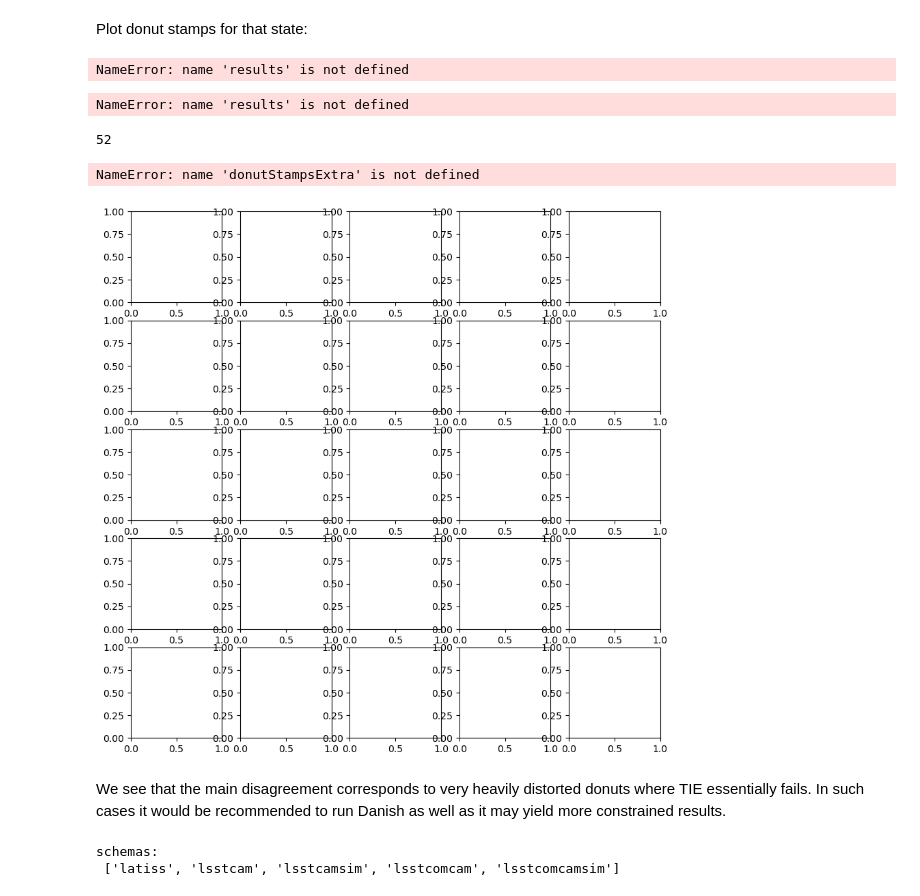
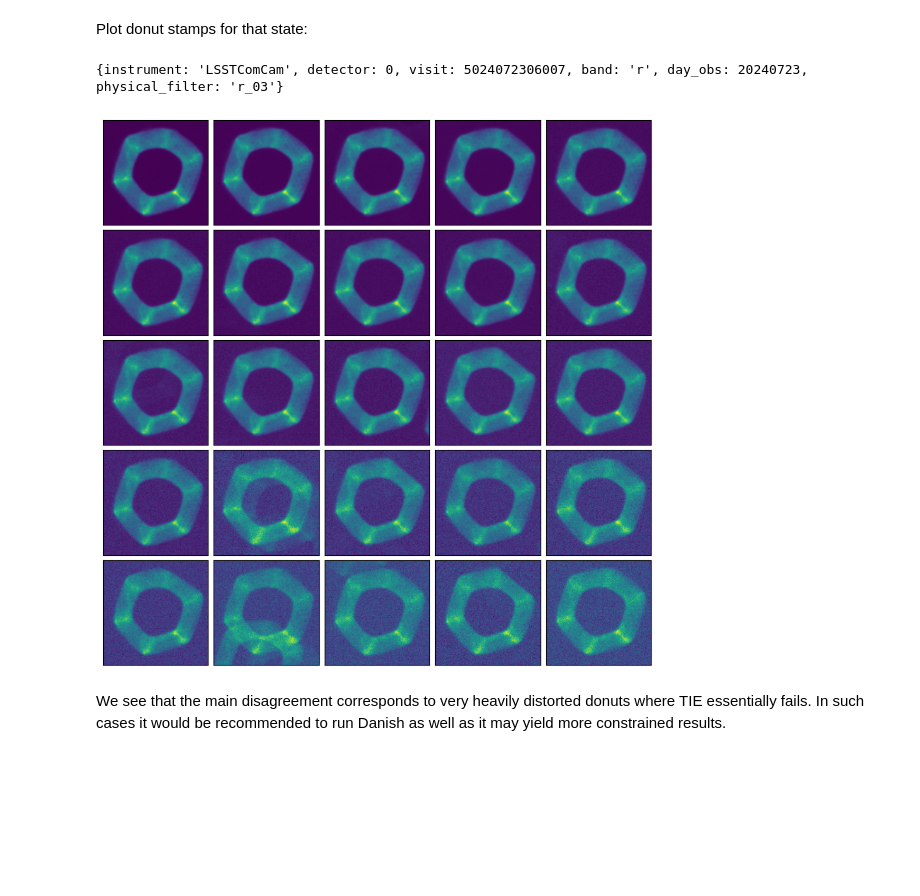
Before and after one commit to lsst-sitcom/sitcomtn-146, a Jupyter notebook: index.ipynb, the cells around one changed output. Saved outputs shown, nothing was run; the diff lists cells and outputs as text; code cells hidden in the pictures; blank space fills up the shorter version.

```diff
--- a/index.ipynb
+++ b/index.ipynb
@@ -228,7 +230,7 @@ def plot_fit(state, results):
 
         for method in results.keys():
             # plot  averaged zks for danish and tie
-            zkAvg = results[method][state][i]
+            zkAvg = results[method][state][i]['zernikeEstimateAvg']
             ax[i].plot(np.arange(4,29), zkAvg[0], marker='d', label=f'{method} ')
 
         ax[i].set_xticks(np.arange(4,29,step=2))
@@ -423,7 +425,7 @@ Plot donut stamps for that state:
 state=4
 results['tie'][state][0]['dataId']
 # %% [output]
-NameError: name 'results' is not defined
+{instrument: 'LSSTComCam', detector: 0, visit: 5024072306007, band: 'r', day_obs: 20240723, physical_filter: 'r_03'}
 # %%
 butlerRootPath = '/sdf/data/rubin/repo/aos_imsim/'
 butler = dafButler.Butler(butlerRootPath)
@@ -433,35 +435,23 @@ output_collection = 'WET-001_lsstComCam_TIE_6001_6200_bps'
 donutStampsExtra = butler.get('donutStampsExtra', collections=[output_collection],
                               dataId=results['tie'][state][0]['dataId']
                              )
-# %% [output]
-NameError: name 'results' is not defined
-# %%
-len(donutStampsExtra)
-# %% [output]
-52
 # %%
 fig,axs = plt.subplots(5,5, figsize=(10,10))
 ax = np.ravel(axs)
 i=0
 donutStamps = donutStampsExtra
 for stamp in donutStamps:
     if i < len(ax):
         ax[i].imshow(stamp.stamp_im.image.array, origin='lower')
+        ax[i].set_xticks([])
+        ax[i].set_yticks([])
         i += 1
+fig.subplots_adjust(hspace=0.05, wspace=0.05)
+
 if len(donutStamps)<len(ax):
     for i in range(len(donutStamps), len(ax)):
         ax[i].axis('off')
 # %% [output]
-NameError: name 'donutStampsExtra' is not defined
-[figure, old version]
+[figure, new version]
 # %% [markdown]
 We see that the main disagreement corresponds to very heavily distorted donuts where TIE essentially fails. In such cases it would be recommended to run Danish as  well as it may yield more constrained results.
-# %%
-import os
-os.environ["no_proxy"] += ",.consdb"
-from lsst.summit.utils import ConsDbClient
-client = ConsDbClient('http://consdb-pq.consdb:8080/consdb')
-print(f'schemas:\n', client.schema())
-# %% [output]
-schemas:
- ['latiss', 'lsstcam', 'lsstcamsim', 'lsstcomcam', 'lsstcomcamsim']
```
Also changed, not shown: parts of 97 cells of this notebook, 1 other file.
